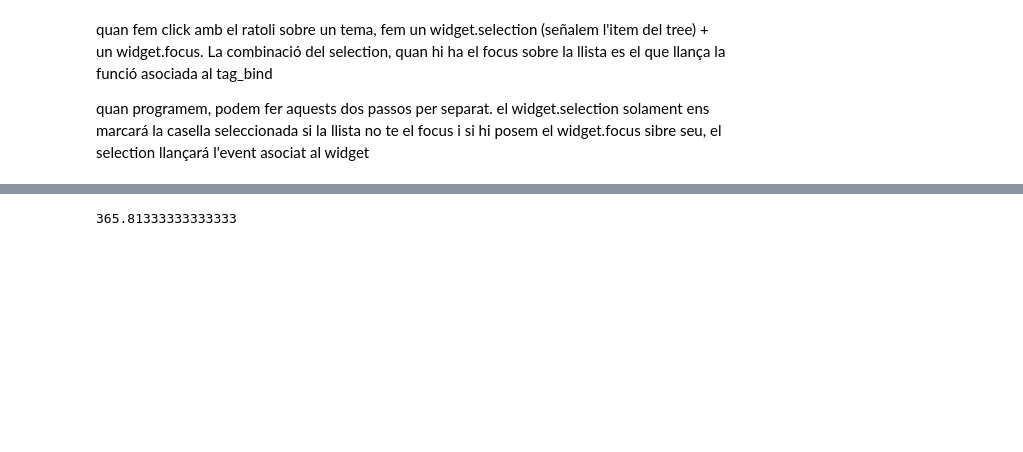
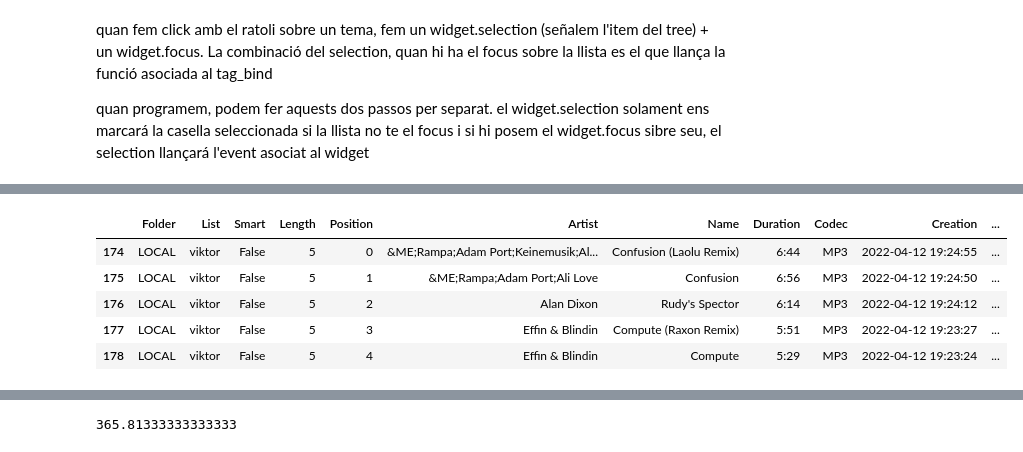
Before and after one commit to legoteque/tags, a Jupyter notebook: - app.ipynb, the cells around one changed output, grey strips where cells are left out. Cells and saved outputs as stored; diff of their text form; code cells hidden in the pictures; blank space fills up the shorter version.

```diff
--- a/- app.ipynb
+++ b/- app.ipynb
@@ -1221,0 +1505,9 @@ app.lm.current_list_df
+# %%
+app.lm.selected_list_df
+# %% [output]
+|  | Folder | List | Smart | Length | Position | Artist | Name | Duration | Codec | Creation | ... |
+| 174 | LOCAL | viktor | False | 5 | 0 | &ME;Rampa;Adam Port;Keinemusik;Al... | Confusion (Laolu Remix) | 6:44 | MP3 | 2022-04-12 19:24:55 | ... |
+| 175 | LOCAL | viktor | False | 5 | 1 | &ME;Rampa;Adam Port;Ali Love | Confusion | 6:56 | MP3 | 2022-04-12 19:24:50 | ... |
+| 176 | LOCAL | viktor | False | 5 | 2 | Alan Dixon | Rudy's Spector | 6:14 | MP3 | 2022-04-12 19:24:12 | ... |
+| 177 | LOCAL | viktor | False | 5 | 3 | Effin & Blindin | Compute (Raxon Remix) | 5:51 | MP3 | 2022-04-12 19:23:27 | ... |
+| 178 | LOCAL | viktor | False | 5 | 4 | Effin & Blindin | Compute | 5:29 | MP3 | 2022-04-12 19:23:24 | ... |
```
Also changed, not shown: parts of 15 cells of this notebook.
